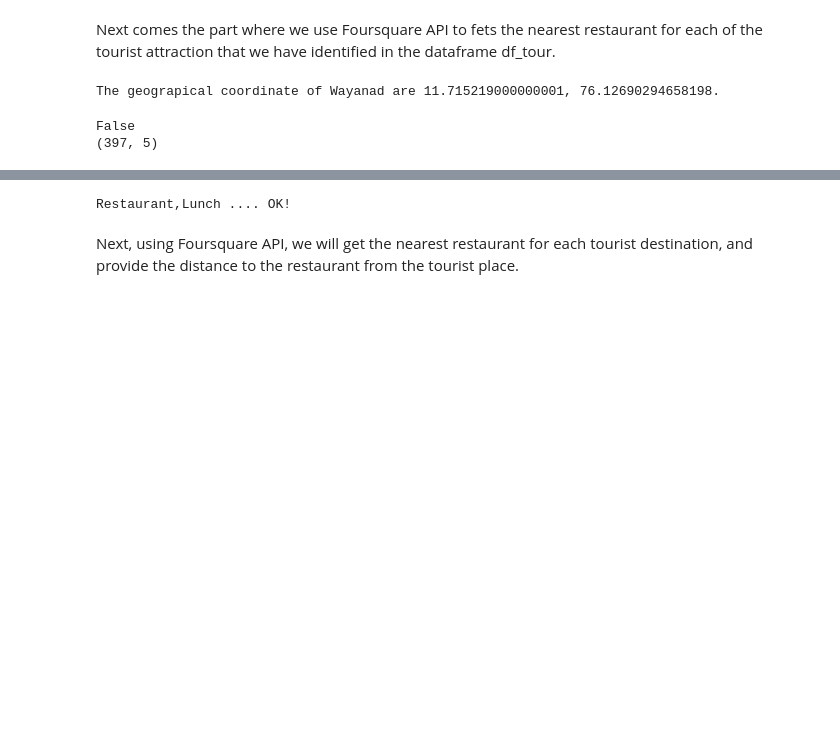
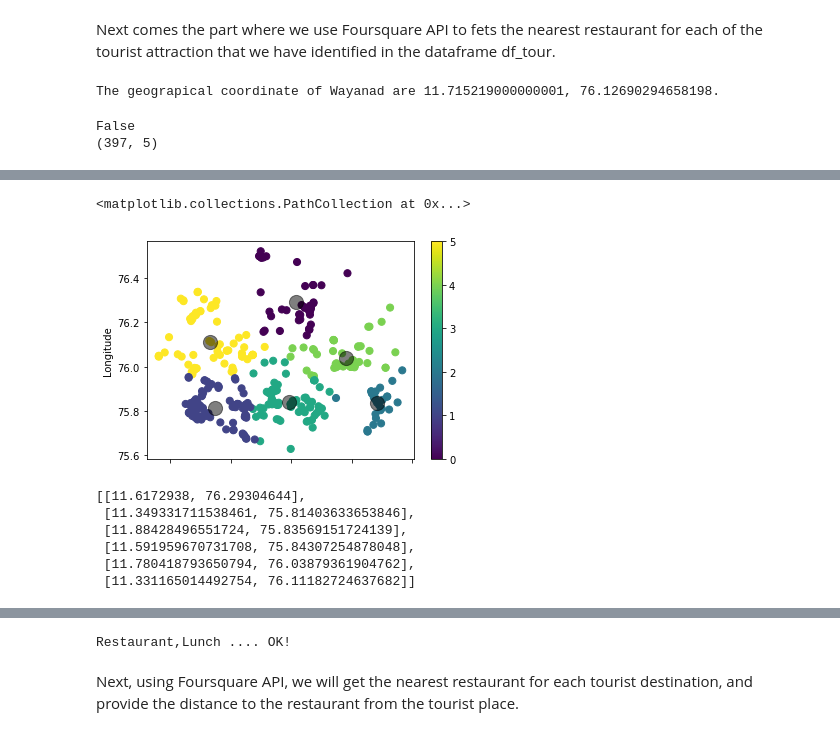
Before and after one commit to vaishnaviv03/CapstoneProject, a Jupyter notebook: Capstone Project - Explore Wayanad!.ipynb, the cells around one changed output, grey strips where cells are left out. Cells and saved outputs as stored; diff of their text form; code cells hidden in the pictures; blank space fills up the shorter version.

```diff
--- a/Capstone Project - Explore Wayanad!.ipynb
+++ b/Capstone Project - Explore Wayanad!.ipynb
@@ -233,0 +263,8 @@ False
+# %%
+# Lets add cluster label for each entry
+kmeans = KMeans(n_clusters = 6, init ='k-means++')
+kmeans.fit(df_tour[["Latitude","Longitude"]]) # Compute k-means clustering.
+df_tour['Cluster Label'] = kmeans.fit_predict(df_tour[["Latitude","Longitude"]])
+centers = kmeans.cluster_centers_ # Coordinates of cluster centers.
+labels = kmeans.predict(df_tour[["Latitude","Longitude"]]) # Labels of each point
+df_tour.head(10)
@@ -233,0 +283,15 @@ False
+# %%
+df_tour.plot.scatter(x = 'Latitude', y = 'Longitude', c=labels, s=50, cmap='viridis')
+plt.scatter(centers[:, 0], centers[:, 1], c='black', s=200, alpha=0.5)
+# %% [output]
+<matplotlib.collections.PathCollection at 0x...>
+[figure, added]
+# %%
+kmeans.cluster_centers_.tolist()
+# %% [output]
+[[11.6172938, 76.29304644],
+ [11.349331711538461, 75.81403633653846],
+ [11.88428496551724, 75.83569151724139],
+ [11.591959670731708, 75.84307254878048],
+ [11.780418793650794, 76.03879361904762],
+ [11.331165014492754, 76.11182724637682]]
```
Also changed, not shown: parts of 8 cells of this notebook.
